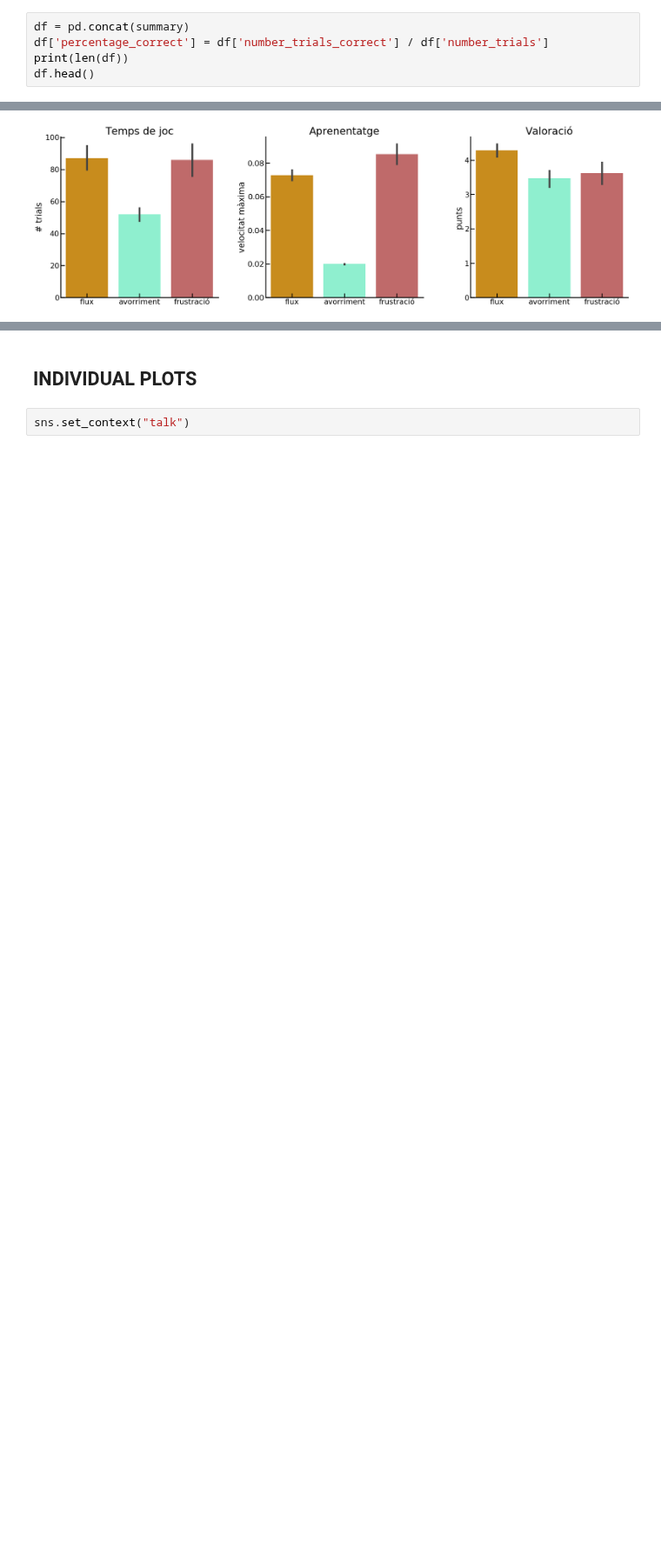
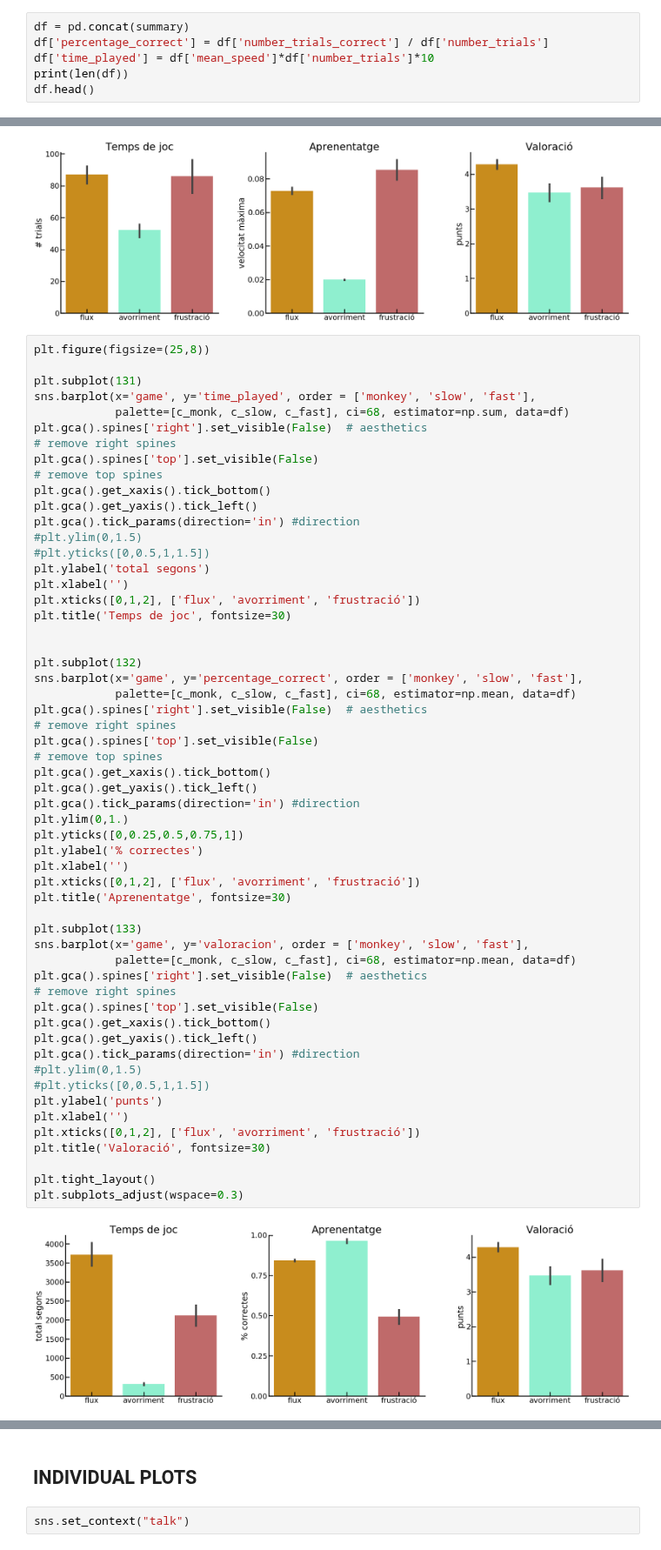
Before and after one commit to davidbestue/OpenBrains, a Jupyter notebook: Flow_games_analysis/flow_analysis.ipynb, the cells around one changed output, grey strips where cells are left out. Shown at 87% size. Drawn from its saved outputs; the diff is of its cells as text; blank space fills up the shorter version.

```diff
--- a/Flow_games_analysis/flow_analysis.ipynb
+++ b/Flow_games_analysis/flow_analysis.ipynb
@@ -320,6 +320,7 @@ import seaborn as sns
 # %%
 df = pd.concat(summary)
 df['percentage_correct'] = df['number_trials_correct'] / df['number_trials']
+df['time_played'] = df['mean_speed']*df['number_trials']*10
 print(len(df))
 df.head()
 # %% [output]
@@ -389,6 +390,59 @@ plt.tight_layout()
 plt.subplots_adjust(wspace=0.3)
 # %% [output]
 [figure]
+# %%
+plt.figure(figsize=(25,8))
+
+plt.subplot(131)
+sns.barplot(x='game', y='time_played', order = ['monkey', 'slow', 'fast'],
+            palette=[c_monk, c_slow, c_fast], ci=68, estimator=np.sum, data=df)
+plt.gca().spines['right'].set_visible(False)  # aesthetics                                                                              # remove right spines
+plt.gca().spines['top'].set_visible(False)                                                                                  # remove top spines
+plt.gca().get_xaxis().tick_bottom()
+plt.gca().get_yaxis().tick_left()
+plt.gca().tick_params(direction='in') #direction
+#plt.ylim(0,1.5)
+#plt.yticks([0,0.5,1,1.5])
+plt.ylabel('total segons')
+plt.xlabel('')
+plt.xticks([0,1,2], ['flux', 'avorriment', 'frustració'])
+plt.title('Temps de joc', fontsize=30)
+
+
+plt.subplot(132)
+sns.barplot(x='game', y='percentage_correct', order = ['monkey', 'slow', 'fast'],
+            palette=[c_monk, c_slow, c_fast], ci=68, estimator=np.mean, data=df)
+plt.gca().spines['right'].set_visible(False)  # aesthetics                                                                              # remove right spines
+plt.gca().spines['top'].set_visible(False)                                                                                  # remove top spines
+plt.gca().get_xaxis().tick_bottom()
+plt.gca().get_yaxis().tick_left()
+plt.gca().tick_params(direction='in') #direction
+plt.ylim(0,1.)
+plt.yticks([0,0.25,0.5,0.75,1])
+plt.ylabel('% correctes')
+plt.xlabel('')
+plt.xticks([0,1,2], ['flux', 'avorriment', 'frustració'])
+plt.title('Aprenentatge', fontsize=30)
+
+plt.subplot(133)
+sns.barplot(x='game', y='valoracion', order = ['monkey', 'slow', 'fast'],
+            palette=[c_monk, c_slow, c_fast], ci=68, estimator=np.mean, data=df)
+plt.gca().spines['right'].set_visible(False)  # aesthetics                                                                              # remove right spines
+plt.gca().spines['top'].set_visible(False)
+plt.gca().get_xaxis().tick_bottom()
+plt.gca().get_yaxis().tick_left()
+plt.gca().tick_params(direction='in') #direction
+#plt.ylim(0,1.5)
+#plt.yticks([0,0.5,1,1.5])
+plt.ylabel('punts')
+plt.xlabel('')
+plt.xticks([0,1,2], ['flux', 'avorriment', 'frustració'])
+plt.title('Valoració', fontsize=30)
+
+plt.tight_layout()
+plt.subplots_adjust(wspace=0.3)
+# %% [output]
+[figure, added]
 # %%
 plt.figure(figsize=(25,8))
 
```
Also changed, not shown: parts of 2 cells of this notebook.
